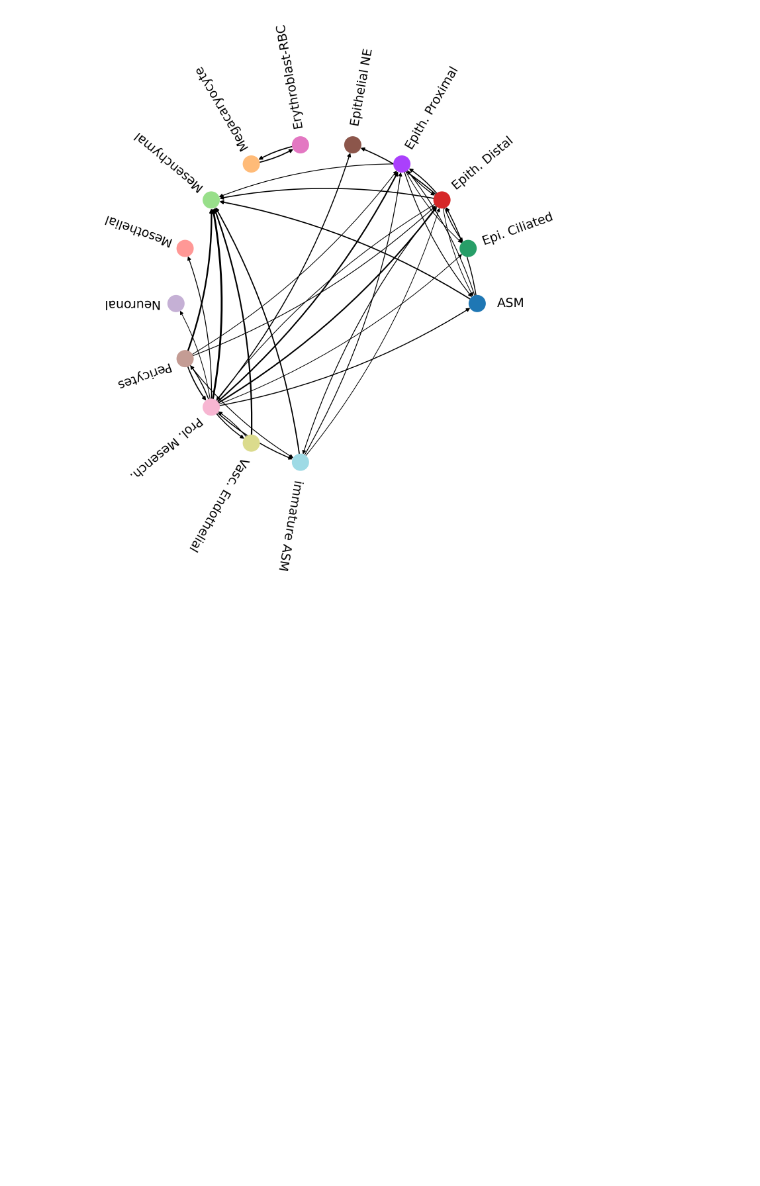
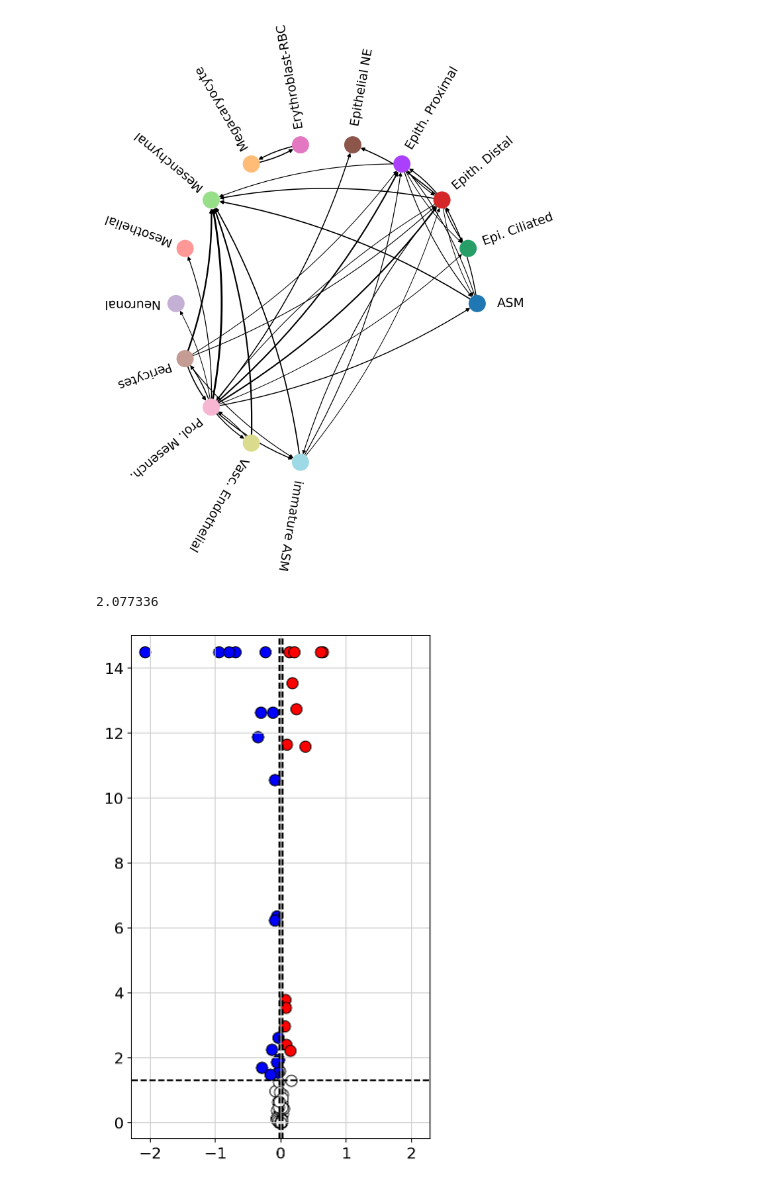
Before and after one commit to theislab/ncem_benchmarks, a Jupyter notebook: notebooks/data_exploration/iss_salas.ipynb, the cells around one changed output. Saved outputs shown, nothing was run; the diff lists cells and outputs as text; code cells hidden in the pictures; blank space fills up the shorter version.

```diff
--- a/notebooks/data_exploration/iss_salas.ipynb
+++ b/notebooks/data_exploration/iss_salas.ipynb
@@ -88,3 +88,8 @@ interpreter.type_coupling_analysis_circular(
 )
 # %% [output]
 [figure]
+# %%
+interpreter.sender_receiver_effect_vulcanoplot(receiver='Epi. Ciliated', sender='Epith. Proximal')
+# %% [output]
+2.077336
+[figure, added]
```
Also changed, not shown: parts of 5 cells of this notebook.
